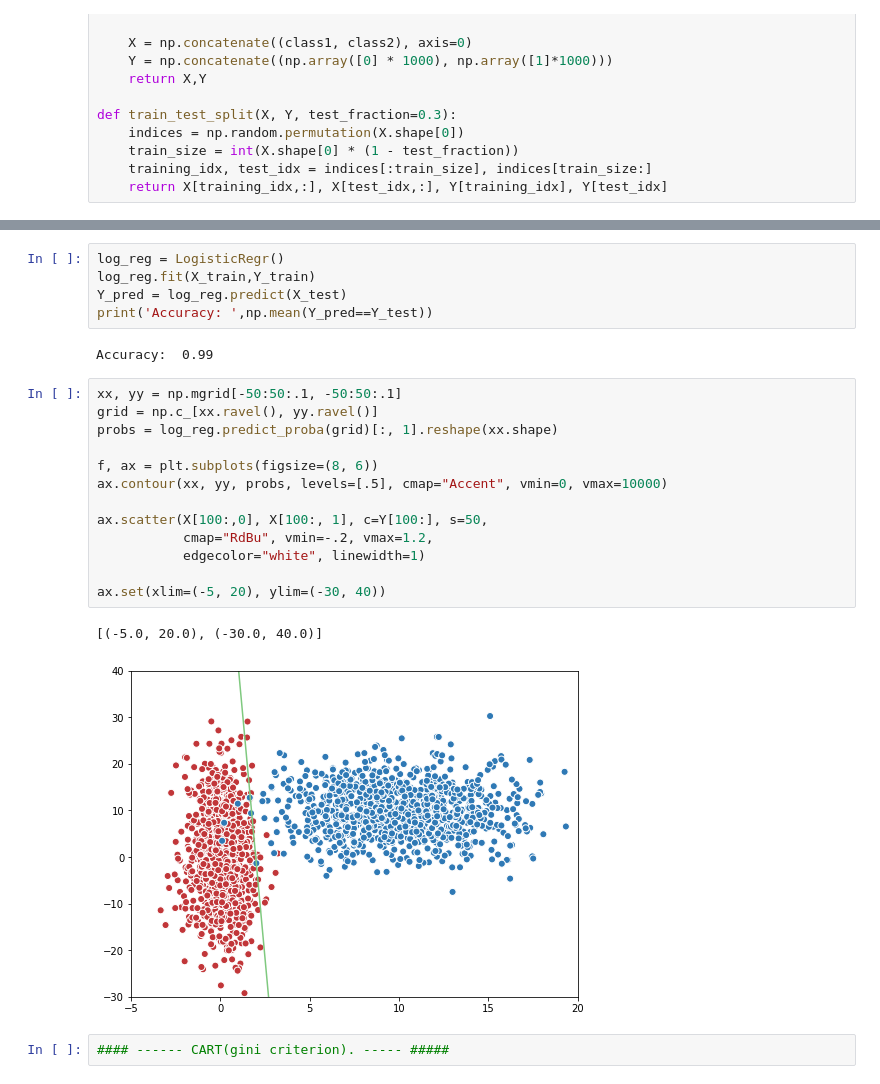
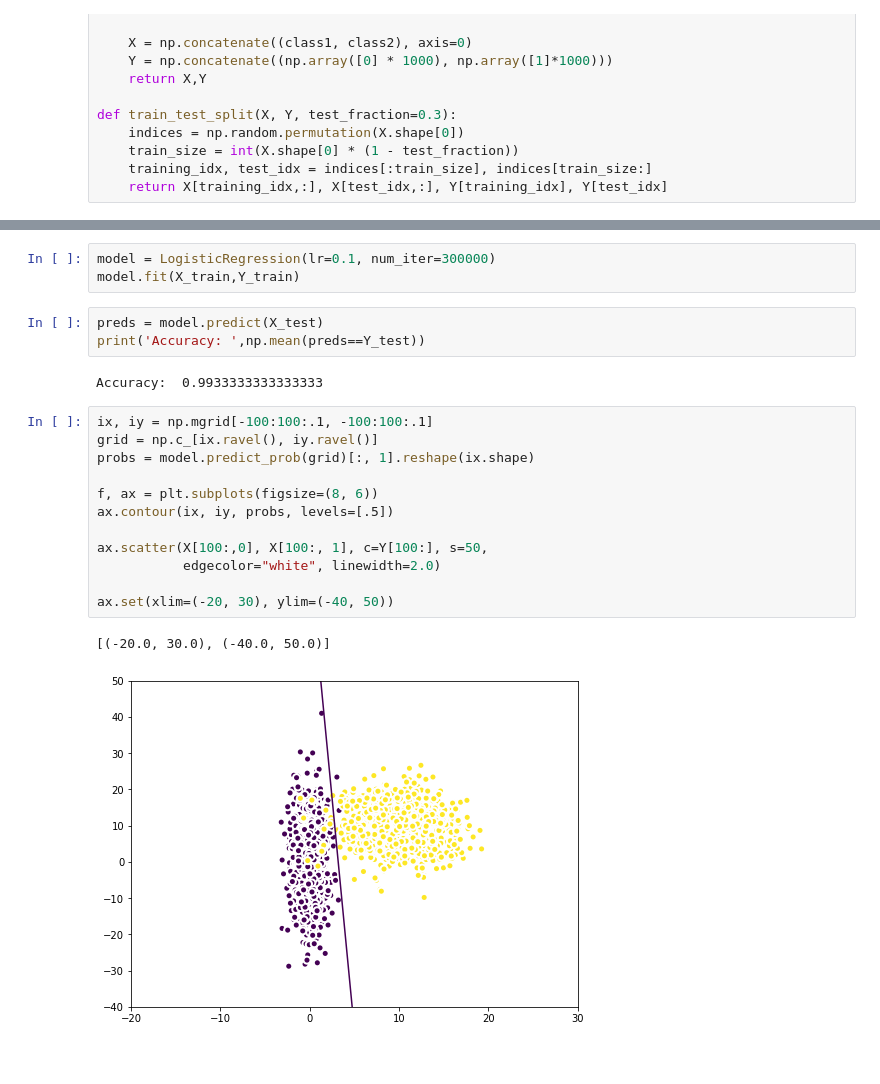
Before and after one commit to bohdansolovey/labs_ds, a Jupyter notebook: Untitled.ipynb, the cells around one changed output, grey strips where cells are left out. Drawn from its saved outputs; the diff is of its cells as text.

```diff
--- a/Untitled.ipynb
+++ b/Untitled.ipynb
@@ -134,25 +129,23 @@ sns.scatterplot(x=X[:,0], y=X[:,1], s=5, hue=Y)
+# %%
+model = LogisticRegression(lr=0.1, num_iter=300000)
+model.fit(X_train,Y_train)
 # %%
-log_reg = LogisticRegr()
-log_reg.fit(X_train,Y_train)
-Y_pred = log_reg.predict(X_test)
-print('Accuracy: ',np.mean(Y_pred==Y_test))
+preds = model.predict(X_test)
+print('Accuracy: ',np.mean(preds==Y_test))
 # %% [output]
-Accuracy:  0.99
+Accuracy:  0.9933333333333333
 # %%
-xx, yy = np.mgrid[-50:50:.1, -50:50:.1]
-grid = np.c_[xx.ravel(), yy.ravel()]
-probs = log_reg.predict_proba(grid)[:, 1].reshape(xx.shape)
+ix, iy = np.mgrid[-100:100:.1, -100:100:.1]
+grid = np.c_[ix.ravel(), iy.ravel()]
+probs = model.predict_prob(grid)[:, 1].reshape(ix.shape)
 
 f, ax = plt.subplots(figsize=(8, 6))
-ax.contour(xx, yy, probs, levels=[.5], cmap="Accent", vmin=0, vmax=10000)
+ax.contour(ix, iy, probs, levels=[.5])
 
 ax.scatter(X[100:,0], X[100:, 1], c=Y[100:], s=50,
-           cmap="RdBu", vmin=-.2, vmax=1.2,
-           edgecolor="white", linewidth=1)
+           edgecolor="white", linewidth=2.0)
 
-ax.set(xlim=(-5, 20), ylim=(-30, 40))
+ax.set(xlim=(-20, 30), ylim=(-40, 50))
 # %% [output]
-[(-5.0, 20.0), (-30.0, 40.0)]
+[(-20.0, 30.0), (-40.0, 50.0)]
-[figure, old version]
+[figure, new version]
-# %%
-#### ------ CART(gini criterion). ----- #####
```
Also changed, not shown: parts of 11 cells of this notebook.
